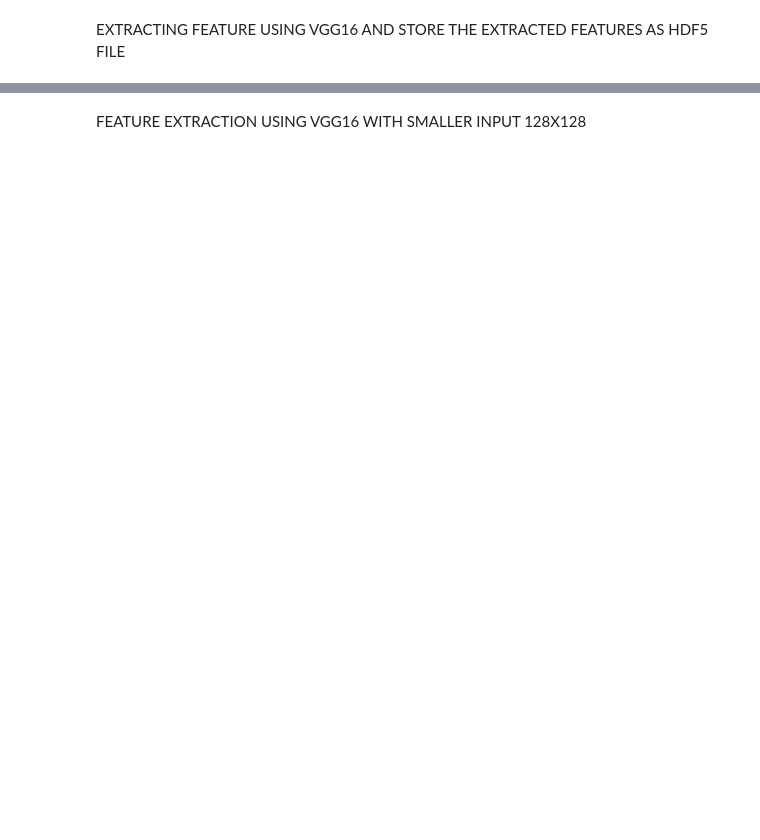
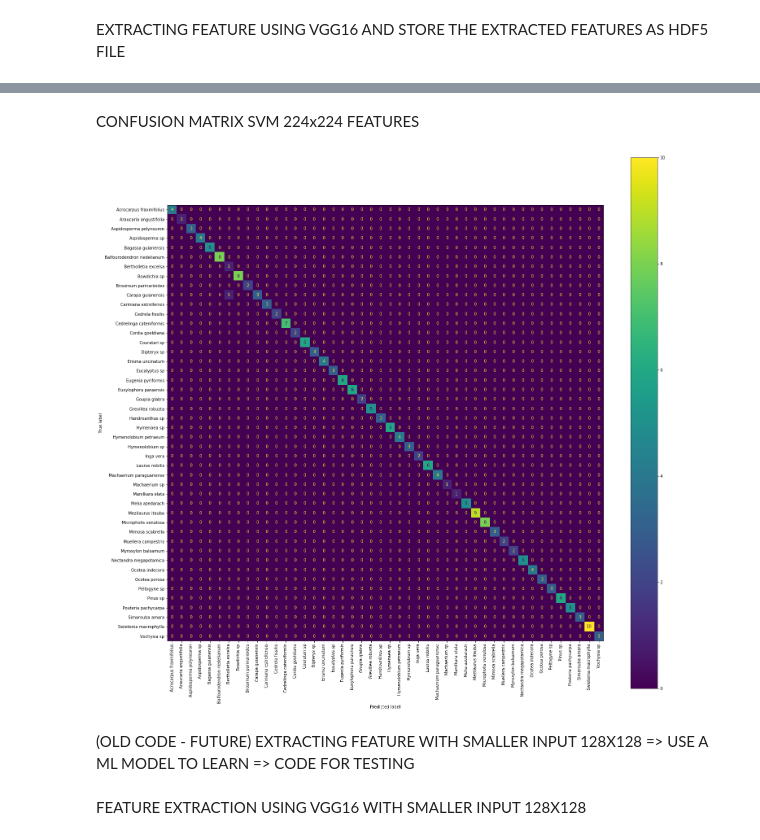
Before and after one commit to keithcallenberg/brazilianflora, a Jupyter notebook: feature_extraction.ipynb, the cells around one changed output, grey strips where cells are left out. Drawn from its saved outputs; the diff is of its cells as text; code cells hidden in the pictures; blank space fills up the shorter version.

```diff
--- a/feature_extraction.ipynb
+++ b/feature_extraction.ipynb
@@ -197,2 +388,21 @@ db.close()
+# %% [markdown]
+CONFUSION MATRIX SVM 224x224 FEATURES
+# %%
+#LOAD THE TRAIN MODEL.
+model = "/home/haroldle/pythonProject/brazilflora/SVMFeature.pickle"
+loaded_model = pickle.load(open(model,"rb"))
+
+#GET THE DATA SET LABELS
+db = h5py.File("/home/haroldle/pythonProject/brazilflora/featuresTest.hdf5","r")
+
+#PLOTTING THE PREDICTING DATA SET TO THE CONFUSION MATRIX
+fig, ax = plt.subplots(figsize=(24, 24))
+plot_confusion_matrix(loaded_model, db["features"], db["labels"], display_labels=db["label_names"], ax= ax, xticks_rotation=90)
+plt.grid(False)
+plt.show()
+# %% [output]
+[figure, added]
+# %% [markdown]
+(OLD CODE - FUTURE) EXTRACTING FEATURE WITH SMALLER INPUT 128X128 => USE A ML MODEL TO LEARN => CODE FOR TESTING
 # %% [markdown]
 FEATURE EXTRACTION USING VGG16 WITH SMALLER INPUT 128X128
```
Also changed, not shown: parts of 38 cells of this notebook.
